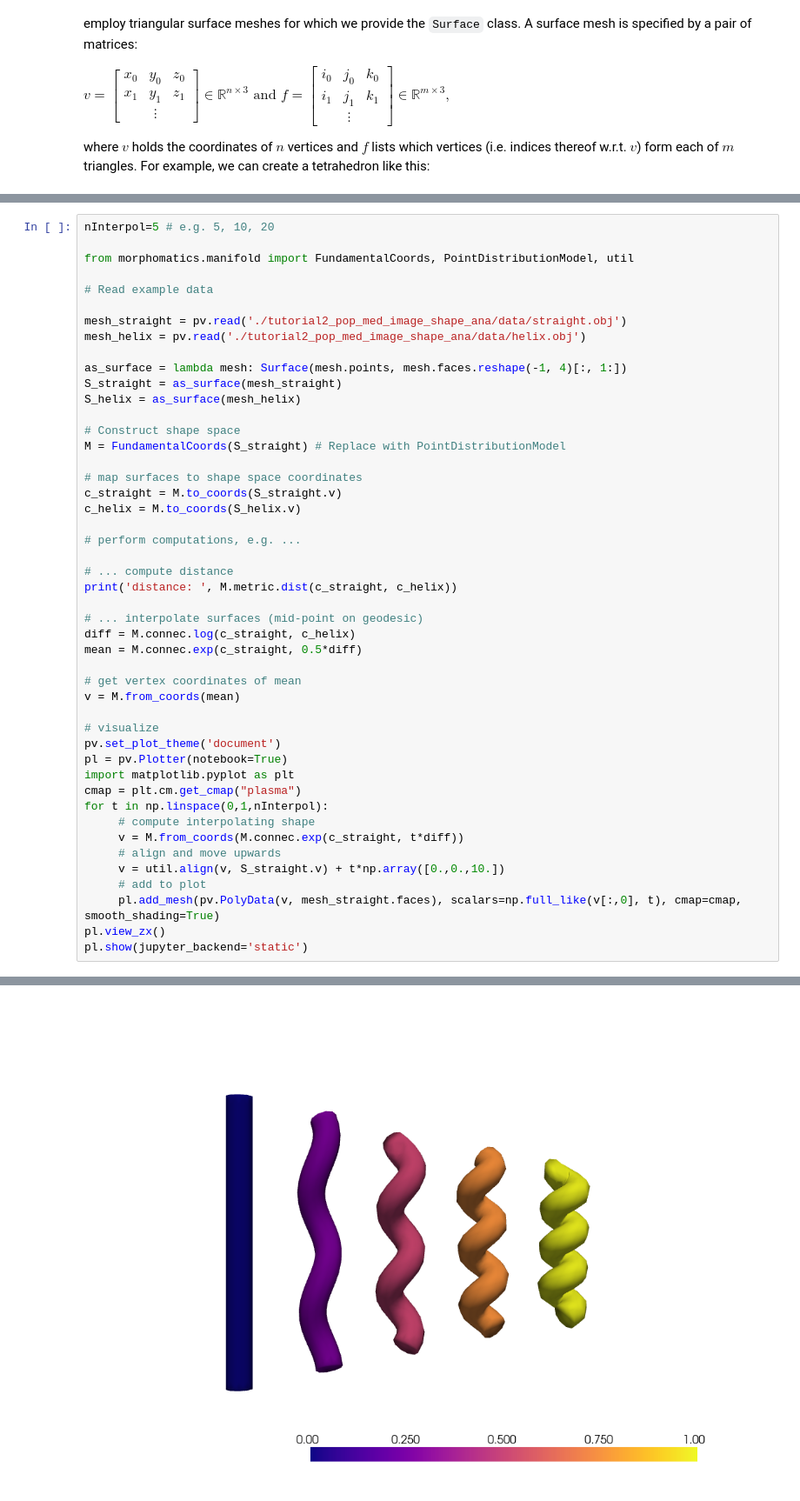
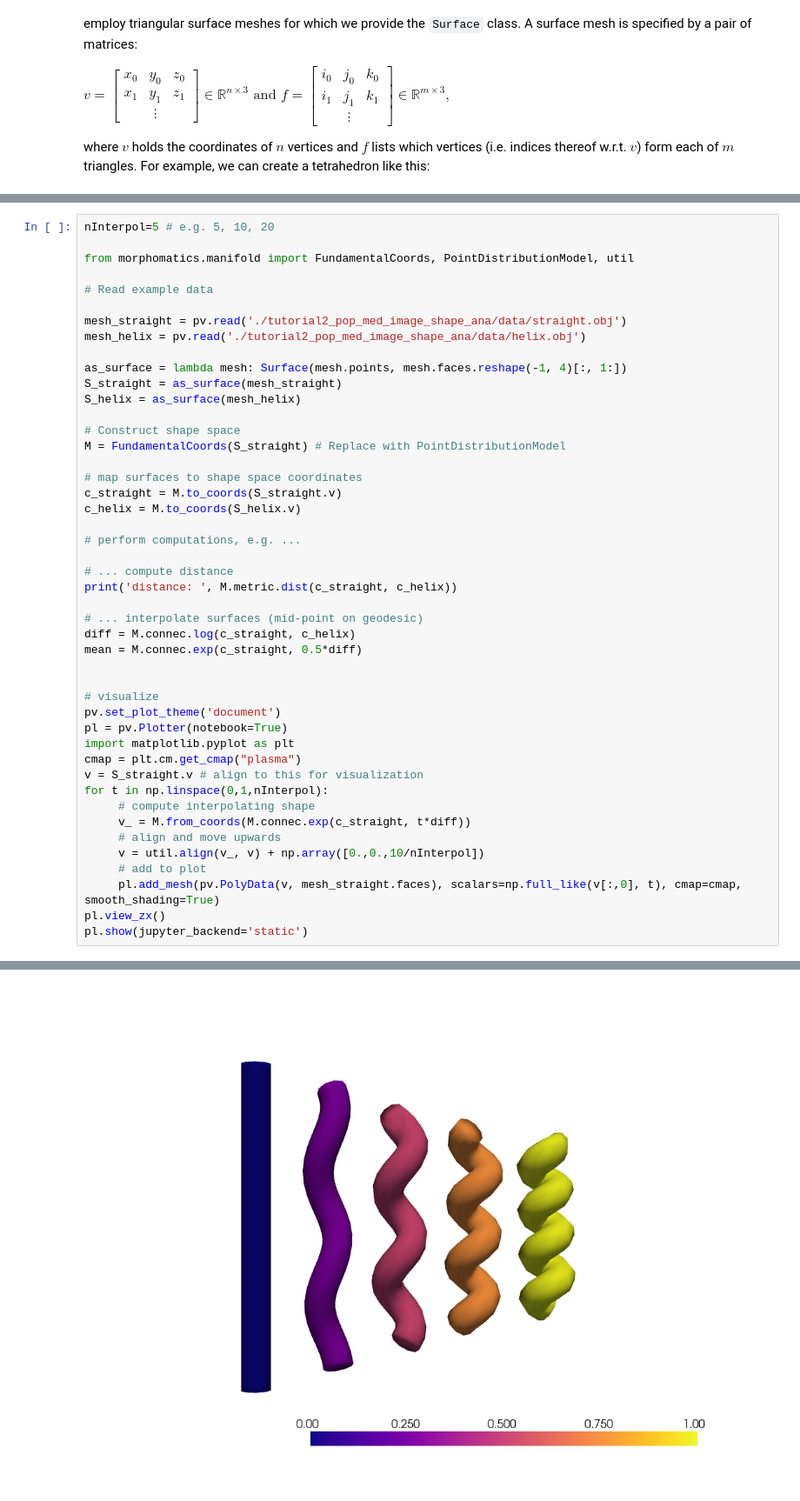
Before and after one commit to ckolbPTB/TES_21_22_Tutorials, a Jupyter notebook: tutorial2_pop_med_image_shape_ana_01_shape_space.ipynb, the cells around one changed output, grey strips where cells are left out. Shown at 87% size. Cells and saved outputs as stored; diff of their text form.

```diff
--- a/tutorial2_pop_med_image_shape_ana_01_shape_space.ipynb
+++ b/tutorial2_pop_med_image_shape_ana_01_shape_space.ipynb
@@ -115,38 +94,37 @@ S_helix = as_surface(mesh_helix)
 M = FundamentalCoords(S_straight) # Replace with PointDistributionModel
 
 # map surfaces to shape space coordinates
 c_straight = M.to_coords(S_straight.v)
 c_helix = M.to_coords(S_helix.v)
 
 # perform computations, e.g. ...
 
 # ... compute distance
 print('distance: ', M.metric.dist(c_straight, c_helix))
 
 # ... interpolate surfaces (mid-point on geodesic)
 diff = M.connec.log(c_straight, c_helix)
 mean = M.connec.exp(c_straight, 0.5*diff)
 
-# get vertex coordinates of mean
-v = M.from_coords(mean)
 
 # visualize
 pv.set_plot_theme('document')
 pl = pv.Plotter(notebook=True)
 import matplotlib.pyplot as plt
 cmap = plt.cm.get_cmap("plasma")
+v = S_straight.v # align to this for visualization
 for t in np.linspace(0,1,nInterpol):
      # compute interpolating shape
-     v = M.from_coords(M.connec.exp(c_straight, t*diff))
+     v_ = M.from_coords(M.connec.exp(c_straight, t*diff))
      # align and move upwards
-     v = util.align(v, S_straight.v) + t*np.array([0.,0.,10.])
+     v = util.align(v_, v) + np.array([0.,0.,10/nInterpol])
      # add to plot
      pl.add_mesh(pv.PolyData(v, mesh_straight.faces), scalars=np.full_like(v[:,0], t), cmap=cmap, smooth_shading=True)
 pl.view_zx()
 pl.show(jupyter_backend='static')
 # %% [output]
 distance:  1.1925920903745901
-[figure, old version]
+[figure, new version]
 # %%
 """ Client-side rendering with `ipygany` and `ipywidgets` for interaction. """
 
```
Also changed, not shown: parts of 3 cells of this notebook, 2 other files.
